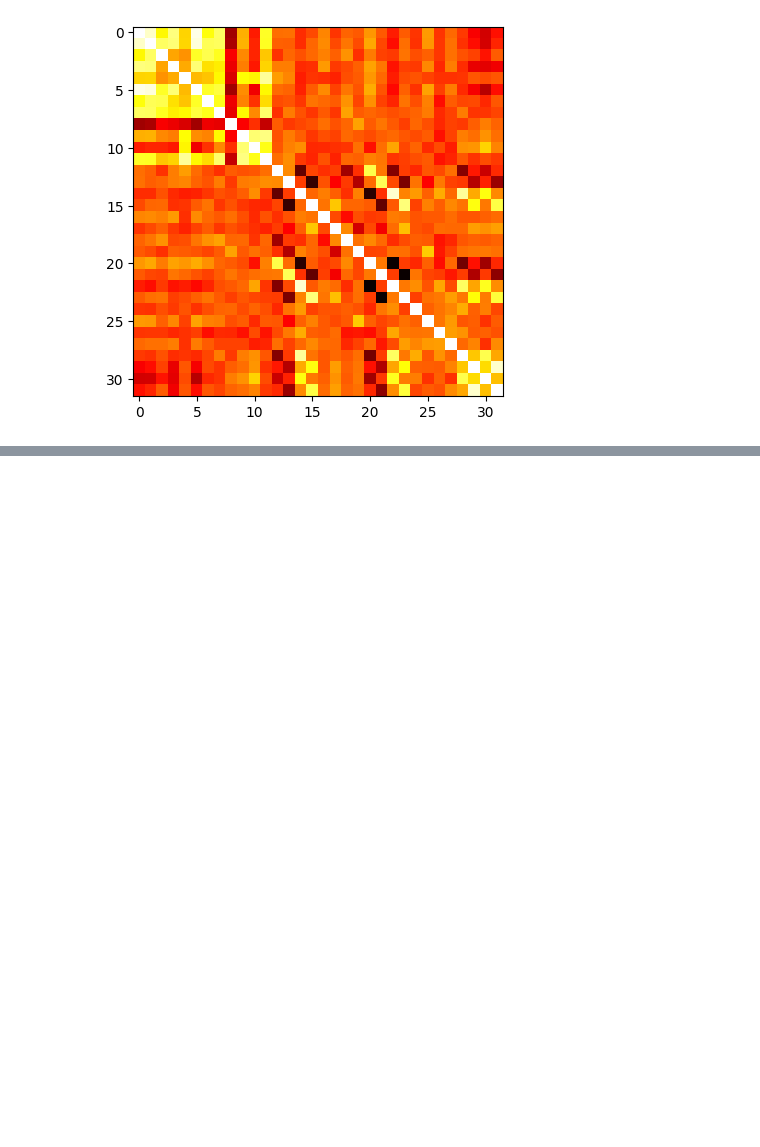
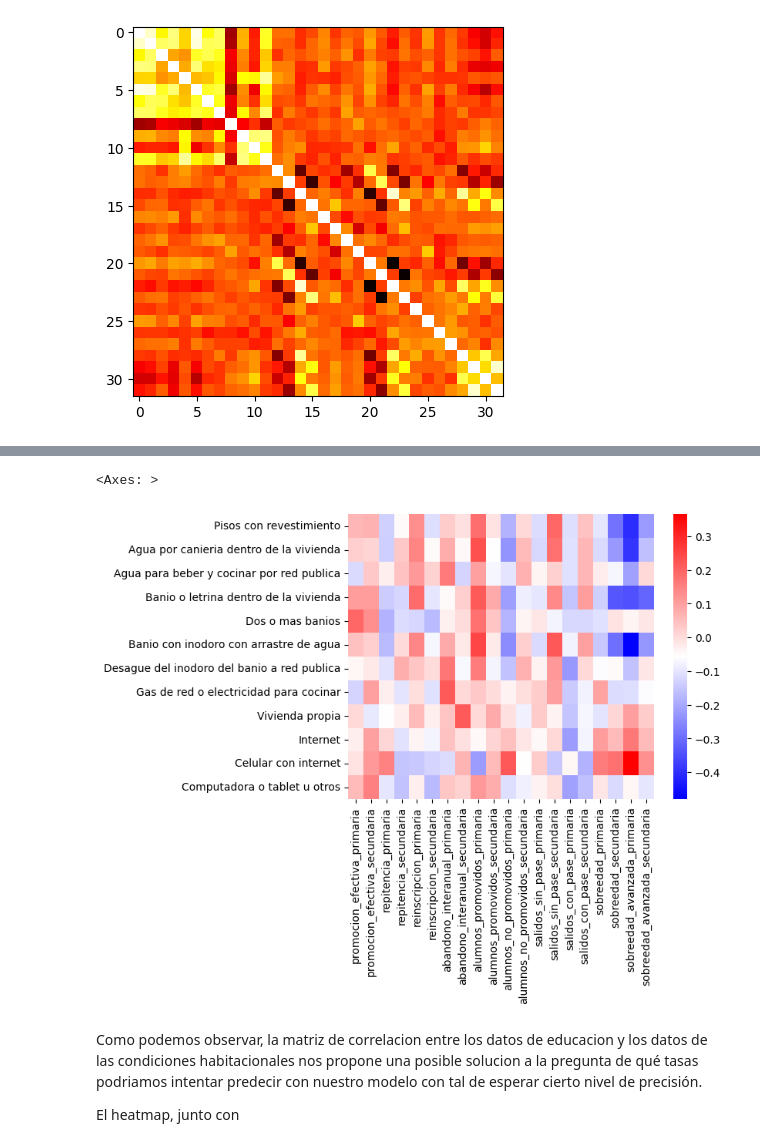
Before and after one commit to lmendezayl/uba-ldd-tp1, a Jupyter notebook: TP_1.ipynb, the cells around one changed output, grey strips where cells are left out. Saved outputs shown, nothing was run; the diff lists cells and outputs as text; code cells hidden in the pictures; blank space fills up the shorter version.

Commit message:
Hice el analisis de la matriz de correlacion, ahora faltaria hacer el modelo.

```diff
--- a/TP_1.ipynb
+++ b/TP_1.ipynb
@@ -633,16 +645,18 @@ mapa_nombre_id[6854]
 # %%
-# Preprocesamiento de los datos
-
-# ahora que ambos dataframes tienen el mismo orden, agregamos los id a df_censo_2022_cond_hab
-df_censo_2022_cond_hab["municipio_id"] = df_educacion_2022['municipio_id']
-
-# y ahora que tenemos el id, no necesitamos trabajar mas con los nombres de los municipios como string
-# total si necesitasemos saber algun nombre, tenemos el diccionario mapa_nombre_id para buscarlo
+# Eliminamos los nombres de municipios, ya no los necesitamos
 df_educacion_2022 = df_educacion_2022.drop(columns='municipio_nombre')
 df_censo_2022_cond_hab = df_censo_2022_cond_hab.drop(columns='municipio_nombre')
 
-# hacemos un merge para tener el dataframe deseado, usando municipio_id como key
+# Normalizamos los datos del censo (de 0 a 1)
+df_censo_2022_cond_hab = df_censo_2022_cond_hab/100
+
+# Agregamos el ID de municipio al dataframe del censo
+df_censo_2022_cond_hab["municipio_id"] = df_educacion_2022['municipio_id']
+
+# Merge final para obtener el dataframe combinado
 df = pd.merge(df_censo_2022_cond_hab, df_educacion_2022, on='municipio_id', how="inner")
+
+# Reordenamos las columnas
 df = df[['municipio_id', 'Pisos con revestimiento',
        'Agua por canieria dentro de la vivienda',
        'Agua para beber y cocinar por red publica',
@@ -717,0 +704,21 @@ dtype: object
+# %%
+# Filtramos la matriz de correlacion: filas = variables del censo, columnas = educativas
+df_corr_subset = df_corr.iloc[:12, 12:]
+
+# Reemplazamos los valores de autocorrelación por NaN para que no lo tomen como maximo/minimo
+corr_no_diag = df_corr_subset.replace(1, np.nan)
+
+# Maxima correlacion por variable del censo
+max_values = corr_no_diag.max(axis=1)
+max_columns = corr_no_diag.idxmax(axis=1)
+
+# Minima correlacion por variable del censo
+min_values = corr_no_diag.min(axis=1)
+min_columns = corr_no_diag.idxmin(axis=1)
+
+# Mostramos un dataframe temporal para ver mejor los datos
+pd.DataFrame({
+    'Mayor correlación con': max_columns,
+    'Valor máximo': max_values,
+    'Menor correlación con': min_columns,
+    'Valor mínimo': min_values})
@@ -717,0 +755,9 @@ dtype: object
+# %%
+sns.heatmap(corr_no_diag, cmap='bwr')
+# %% [output]
+<Axes: >
+[figure, added]
+# %% [markdown]
+Como podemos observar, la matriz de correlacion entre los datos de educacion y los datos de las condiciones habitacionales nos propone una posible solucion a la pregunta de qué tasas podriamos intentar predecir con nuestro modelo con tal de esperar cierto nivel de precisión.
+
+El heatmap, junto con
```
Also changed, not shown: parts of 21 cells of this notebook.
